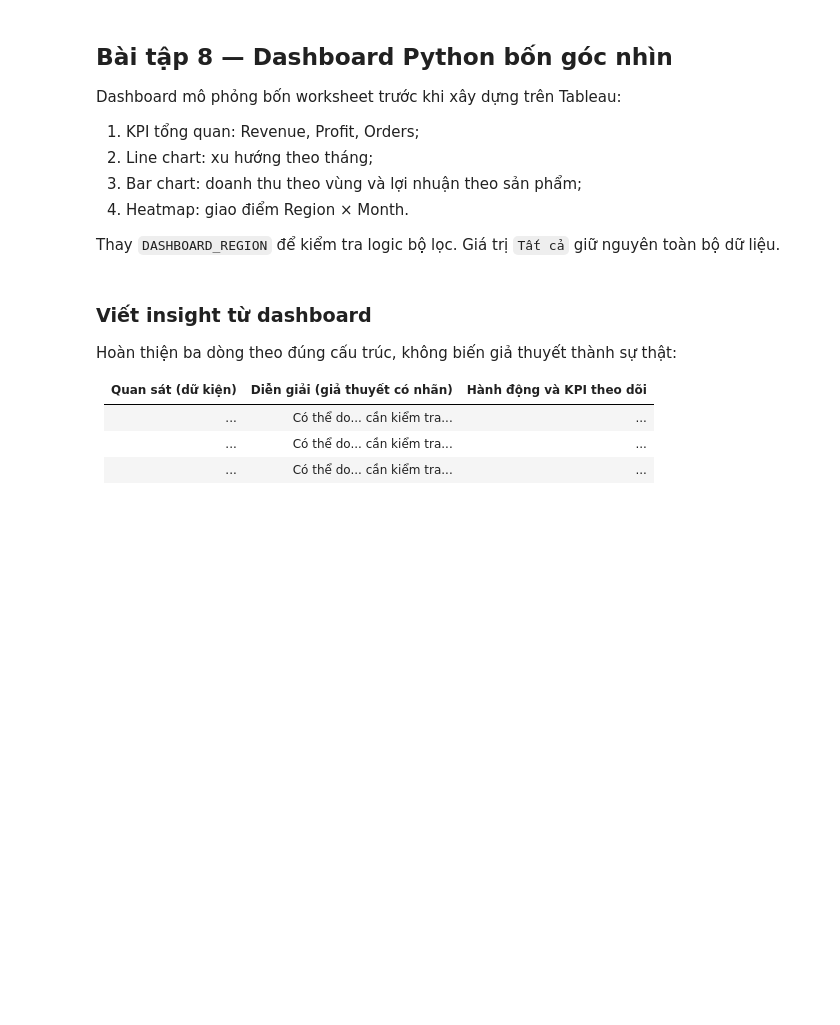
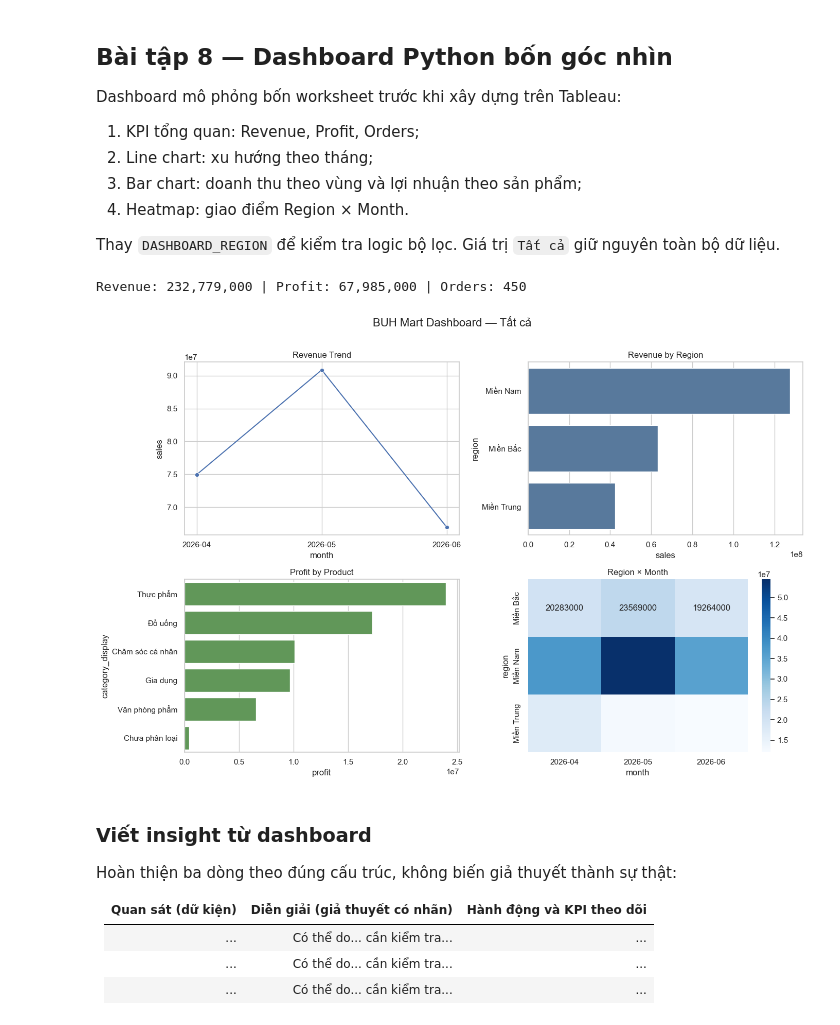
Before and after one commit to huynhhoc/trituekinhdoanh, a Jupyter notebook: src/chuong2/bai_tap_minh_hoa_chuong2.ipynb, the cells around one changed output. Drawn from its saved outputs; the diff is of its cells as text; code cells hidden in the pictures; blank space fills up the shorter version.

```diff
--- a/src/chuong2/bai_tap_minh_hoa_chuong2.ipynb
+++ b/src/chuong2/bai_tap_minh_hoa_chuong2.ipynb
@@ -325,34 +414,37 @@ DASHBOARD_REGION = "Tất cả"  # thử: Miền Bắc, Miền Trung, Miền Nam
 
 dashboard_df = (df.copy() if DASHBOARD_REGION == "Tất cả"
                 else df[df["region"].eq(DASHBOARD_REGION)].copy())
 
 dashboard_kpi = {
     "Revenue": dashboard_df["sales"].sum(),
     "Profit": dashboard_df["profit"].sum(),
     "Orders": dashboard_df["order_id"].nunique(),
 }
 print(" | ".join(f"{name}: {value:,.0f}" for name, value in dashboard_kpi.items()))
 
 trend = dashboard_df.groupby("month", as_index=False)["sales"].sum()
 by_region = (dashboard_df.groupby("region", as_index=False)["sales"].sum()
              .sort_values("sales", ascending=False))
 by_product = (dashboard_df.groupby("category_display", as_index=False)["profit"].sum()
               .sort_values("profit", ascending=False))
 heatmap_data = dashboard_df.pivot_table(
     values="sales", index="region", columns="month", aggfunc="sum", fill_value=0
 )
 
 fig, axes = plt.subplots(2, 2, figsize=(14, 9))
 sns.lineplot(data=trend, x="month", y="sales", marker="o", ax=axes[0, 0])
 axes[0, 0].set_title("Revenue Trend")
 sns.barplot(data=by_region, x="sales", y="region", color="#4C78A8", ax=axes[0, 1])
 axes[0, 1].set_title("Revenue by Region")
 sns.barplot(data=by_product, x="profit", y="category_display", color="#59A14F", ax=axes[1, 0])
 axes[1, 0].set_title("Profit by Product")
 sns.heatmap(heatmap_data, cmap="Blues", annot=True, fmt=".0f", ax=axes[1, 1])
 axes[1, 1].set_title("Region × Month")
-fig.suptitle(f"Ailogy Mart Dashboard — {DASHBOARD_REGION}", fontsize=16, y=1.01)
+fig.suptitle(f"BUH Mart Dashboard — {DASHBOARD_REGION}", fontsize=16, y=1.01)
 plt.tight_layout(); plt.show()
+# %% [output]
+Revenue: 232,779,000 | Profit: 67,985,000 | Orders: 450
+[figure, added]
 # %% [markdown]
 ### Viết insight từ dashboard
 
```
Also changed, not shown: parts of 18 cells of this notebook, 6 other files.
